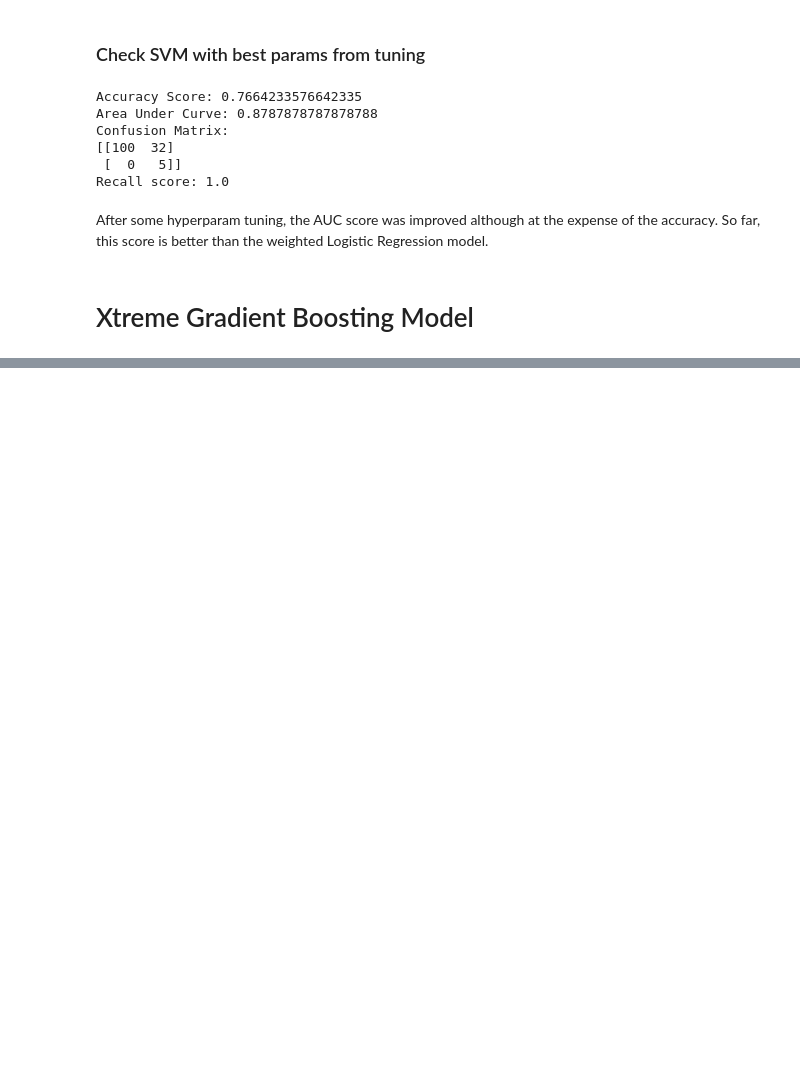
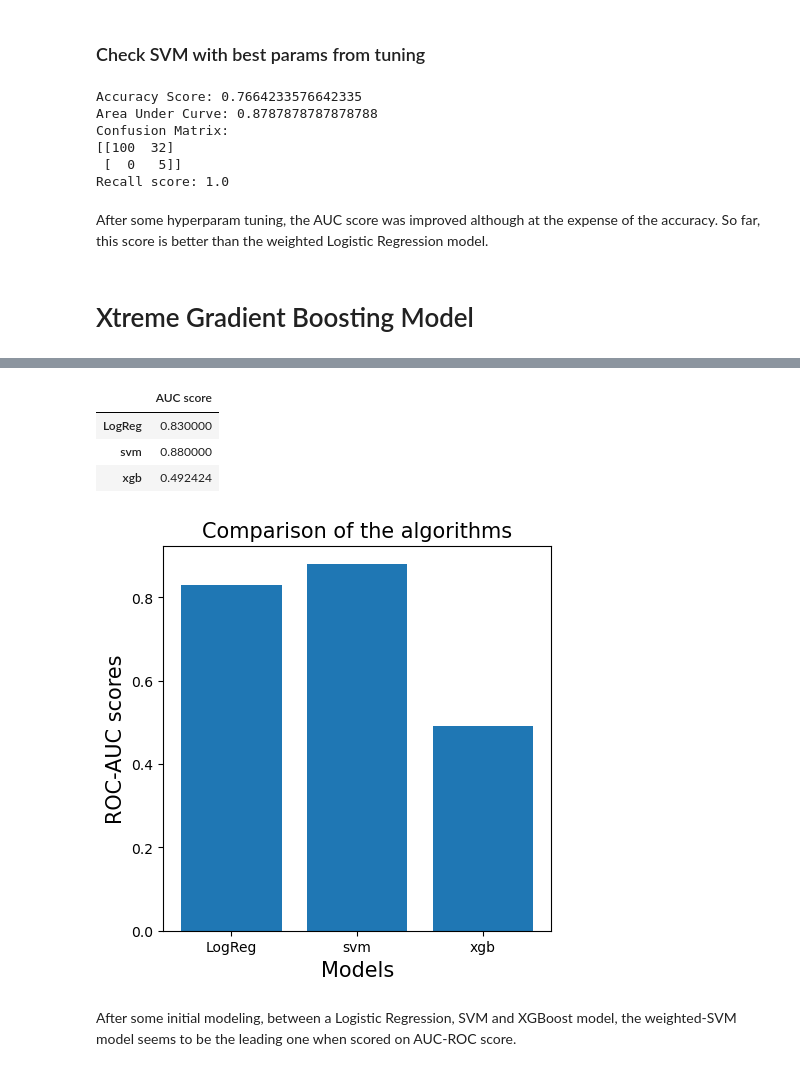
Before and after one commit to kyleanthonyr/Predicting-Employee-Attrition, a Jupyter notebook: notebooks/04-kar-modeling.ipynb, the cells around one changed output, grey strips where cells are left out. Drawn from its saved outputs; the diff is of its cells as text; code cells hidden in the pictures; blank space fills up the shorter version.

```diff
--- a/notebooks/04-kar-modeling.ipynb
+++ b/notebooks/04-kar-modeling.ipynb
@@ -400,0 +473,20 @@ model_scores['svm'] = round(svm_score, 2)
+# %%
+# declare parameters and estimate the value for `scale_pos_weight` witt param with best score from GridSearchCV
+params = {
+            'objective':'binary:logistic',
+            'max_depth': 4,
+            'alpha': 10,
+            'learning_rate': 1.0,
+            'n_estimators':100,
+            'scale_pos_weight': 10,
+            'eval_metric': 'auc'
+        }
+model = XGBClassifier(**params)
+
+# fit the classifier to the training data
+model.fit(X_train, y_train)
+
+# make predictions on test data
+y_pred = model.predict(X_test)
+# %%
+xgb_score = roc_auc_score(y_test, y_pred)
@@ -400,0 +515,20 @@ model_scores['svm'] = round(svm_score, 2)
+# %%
+models = pd.DataFrame.from_dict(model_scores, orient='index', columns=['AUC score'])
+models
+# %% [output]
+|  | AUC score |
+| LogReg | 0.830000 |
+| svm | 0.880000 |
+| xgb | 0.492424 |
+# %%
+
+plt.figure(figsize=(5,5))
+plt.xlabel('Models',fontsize=15)
+plt.ylabel ('ROC-AUC scores',fontsize=15)
+plt.title('Comparison of the algorithms',fontsize=15)
+_ = plt.bar(models.index, models['AUC score'])
+plt.show()
+# %% [output]
+[figure, added]
+# %% [markdown]
+After some initial modeling, between a Logistic Regression, SVM and XGBoost model, the weighted-SVM model seems to be the leading one when scored on AUC-ROC score.
```
Also changed, not shown: parts of 19 cells of this notebook.
